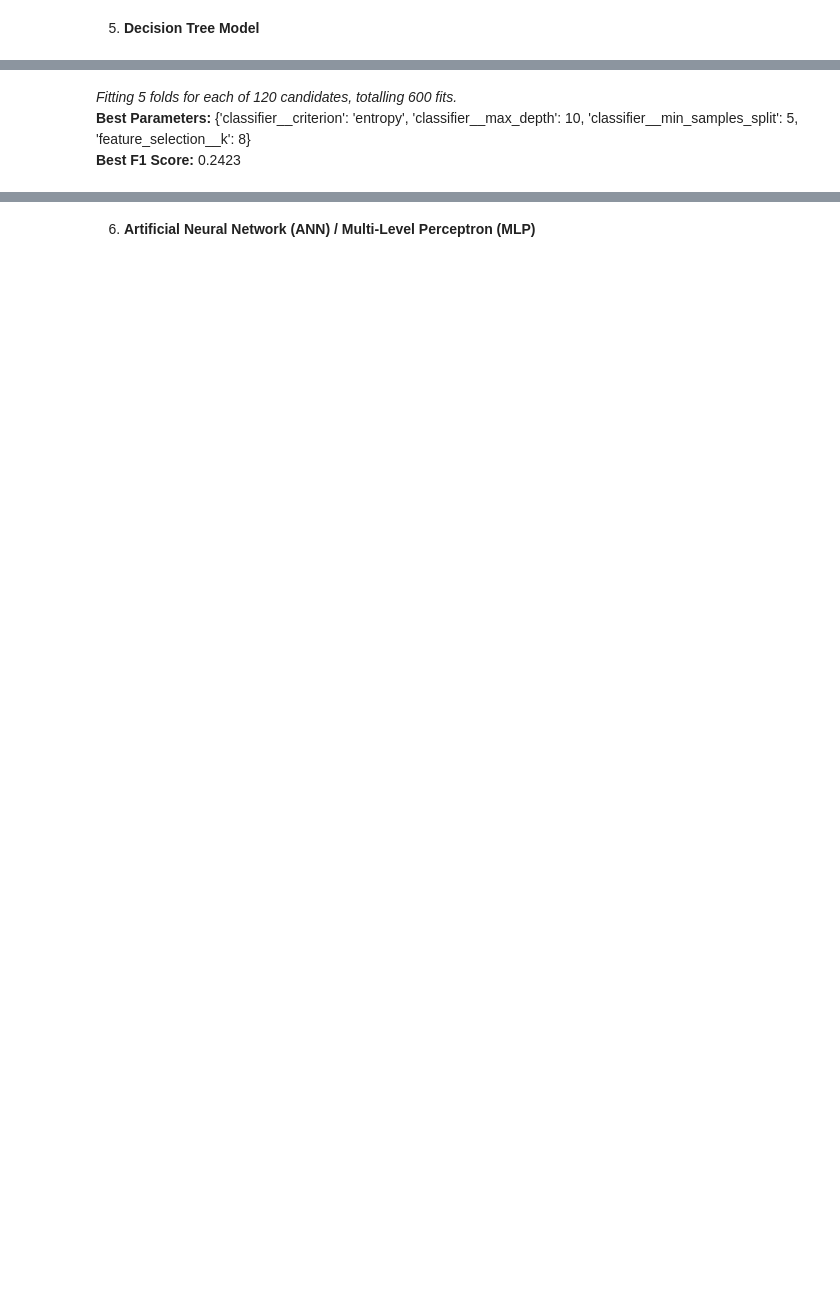
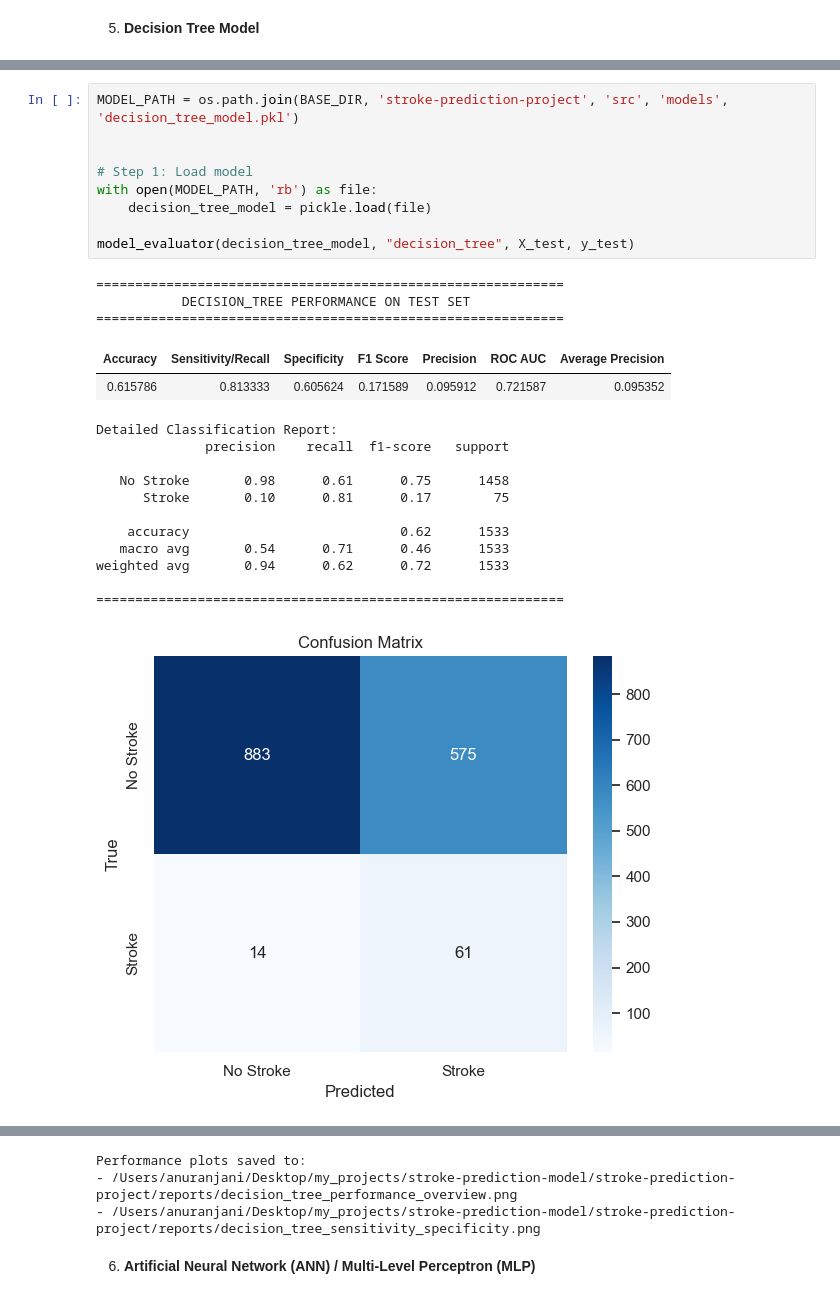
Before and after one commit to anuranjani23/stroke-prediction-model, a Jupyter notebook: stroke-prediction-project/notebooks/03_model_comparison.ipynb, the cells around one changed output, grey strips where cells are left out. Saved outputs shown, nothing was run; the diff lists cells and outputs as text; blank space fills up the shorter version.

```diff
--- a/stroke-prediction-project/notebooks/03_model_comparison.ipynb
+++ b/stroke-prediction-project/notebooks/03_model_comparison.ipynb
@@ -735,4 +292,27 @@ Sensitivity and Specificity visualization saved to:
-# %% [markdown]
-*Fitting 5 folds for each of 120 candidates, totalling 600 fits.*
-**Best Parameters:** {'classifier__criterion': 'entropy', 'classifier__max_depth': 10, 'classifier__min_samples_split': 5,  'feature_selection__k': 8}
-**Best F1 Score:** 0.2423
+# %%
+MODEL_PATH = os.path.join(BASE_DIR, 'stroke-prediction-project', 'src', 'models', 'decision_tree_model.pkl')
+
+
+# Step 1: Load model
+with open(MODEL_PATH, 'rb') as file:
+    decision_tree_model = pickle.load(file)
+
+model_evaluator(decision_tree_model, "decision_tree", X_test, y_test)
+# %% [output]
+============================================================
+           DECISION_TREE PERFORMANCE ON TEST SET
+============================================================
+| Accuracy | Sensitivity/Recall | Specificity | F1 Score | Precision | ROC AUC | Average Precision |
+| 0.615786 | 0.813333 | 0.605624 | 0.171589 | 0.095912 | 0.721587 | 0.095352 |
+Detailed Classification Report:
+              precision    recall  f1-score   support
+
+   No Stroke       0.98      0.61      0.75      1458
+      Stroke       0.10      0.81      0.17        75
+
+    accuracy                           0.62      1533
+   macro avg       0.54      0.71      0.46      1533
+weighted avg       0.94      0.62      0.72      1533
+
+============================================================
+[figure, added]
@@ -739,2 +322,5 @@ Sensitivity and Specificity visualization saved to:
+Performance plots saved to:
+- /Users/anuranjani/Desktop/my_projects/stroke-prediction-model/stroke-prediction-project/reports/decision_tree_performance_overview.png
+- /Users/anuranjani/Desktop/my_projects/stroke-prediction-model/stroke-prediction-project/reports/decision_tree_sensitivity_specificity.png
 # %% [markdown]
 6. **Artificial Neural Network (ANN) / Multi-Level Perceptron (MLP)**
```
Also changed, not shown: parts of 28 cells of this notebook, 10 other files.
